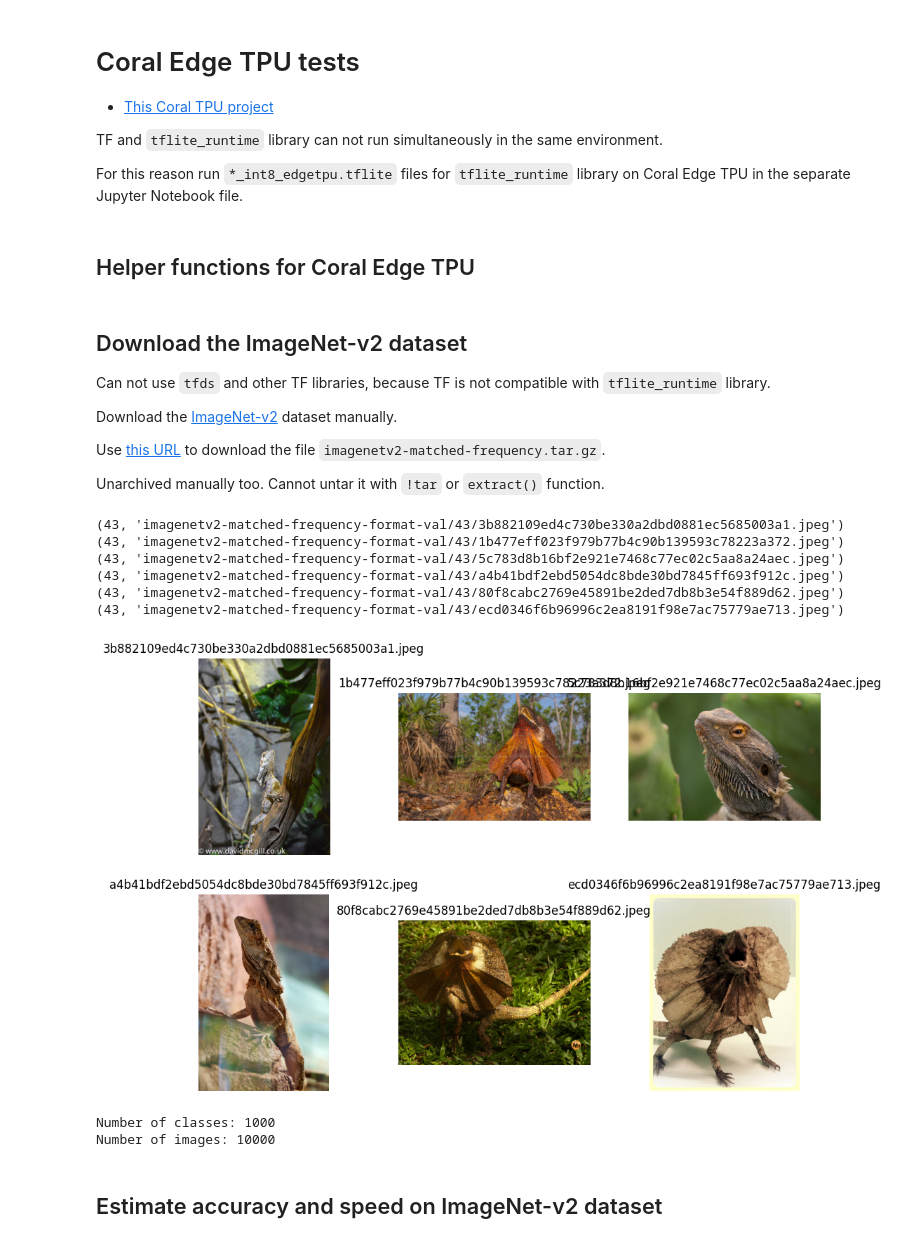
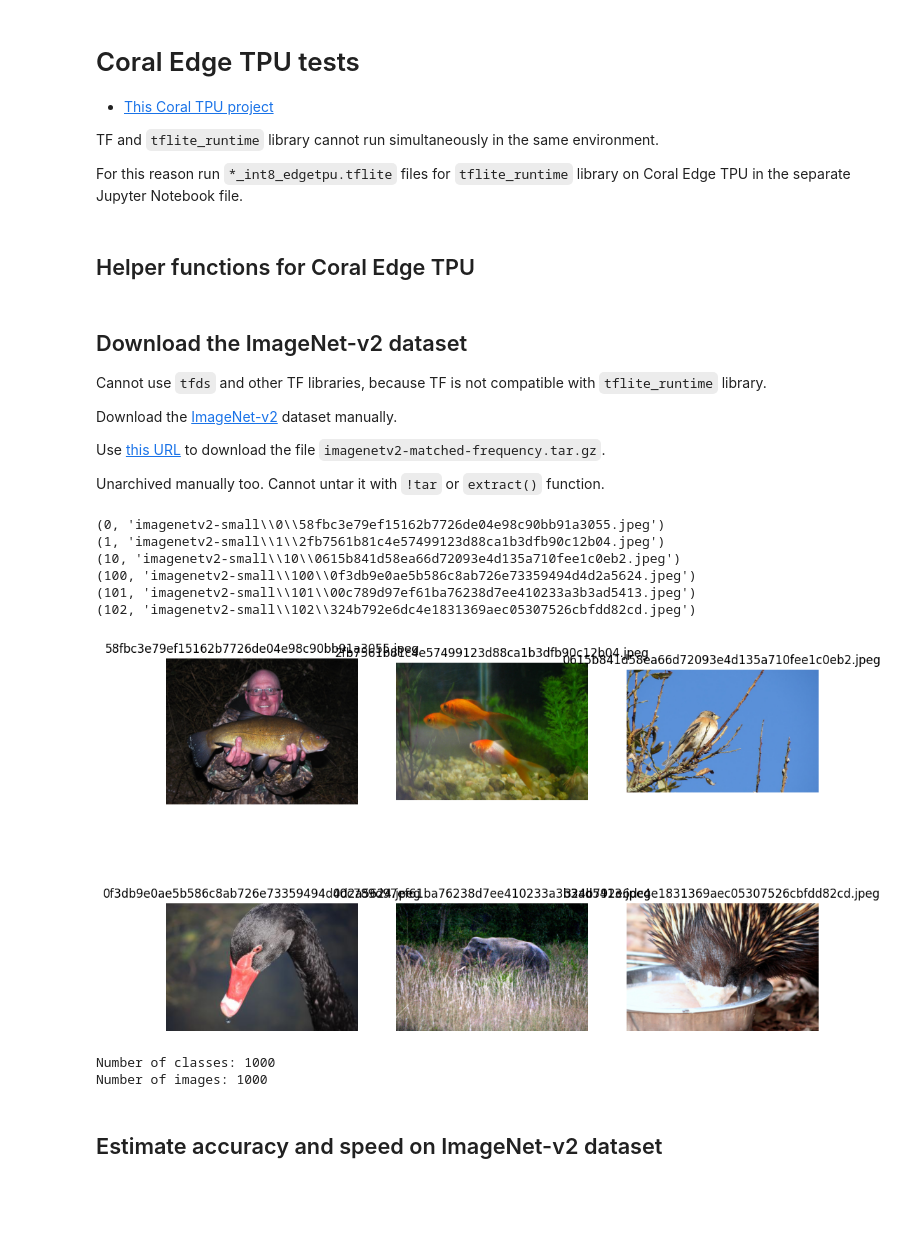
Before and after one commit to foobar167/junkyard, a Jupyter notebook: coral_tpu/coral_tpu_tests.ipynb, the cells around one changed output. Drawn from its saved outputs; the diff is of its cells as text; code cells hidden in the pictures; blank space fills up the shorter version.

```diff
--- a/coral_tpu/coral_tpu_tests.ipynb
+++ b/coral_tpu/coral_tpu_tests.ipynb
@@ -3,7 +3,7 @@
 
 * [This Coral TPU project](https://github.com/foobar167/junkyard/tree/master/coral_tpu)
 
-TF and `tflite_runtime` library can not run simultaneously in the same environment.
+TF and `tflite_runtime` library cannot run simultaneously in the same environment.
 
 For this reason run `*_int8_edgetpu.tflite` files for `tflite_runtime` library on Coral Edge TPU in the separate Jupyter Notebook file.
 # %% [markdown]
@@ -37,6 +37,7 @@ IMAGE_SHAPE2 = (299, 299, 3)  # do not change it
 RESIZE_METHOD = Image.BILINEAR
 EXT = (".jpg", ".jpeg", ".png", ".gif")  # valid image file extensions
 IMAGENETV2_PATH = "imagenetv2-matched-frequency-format-val"  # path to ImageNet-v2 dataset
+IMAGENETV2_SMALL = "imagenetv2-small"  # path to small dataset based on ImageNet-v2
 
 
 # Models dictionary in the format: key: [name, "", norm, shape]
@@ -45,24 +46,20 @@ net = {
                     "placeholder",          # v[1] placeholder for variables
                     True,                   # v[2] normalize image or not
                     IMAGE_SHAPE],           # v[3] input image shape
-
-    # There is an error for MobileNetV3Large model during run for Windows only. Ubuntu - OK, now errors.
-    #     external/ruy/ruy/apply_multiplier.cc:52: RUY_CHECK_LE condition not satisfied: [ shift <= 7 ] with values [ 10 <= 7 ].
-    "MobileNetV3Large": ["mobilenetv3large_1.0_224", "placeholder", False, IMAGE_SHAPE],
-
-    "MobileNetV3Small": ["mobilenetv3small_1.0_224", "placeholder", False, IMAGE_SHAPE],
+    "MobileNetV3LargeMin": ["mobilenetv3large_1.0_224", "placeholder", True, IMAGE_SHAPE],
+    "MobileNetV3SmallMin": ["mobilenetv3small_1.0_224", "placeholder", True, IMAGE_SHAPE],
     "DenseNet121": ["densenet121_224", "placeholder", True, IMAGE_SHAPE],
     "InceptionV3": ["inceptionv3_299", "placeholder", True, IMAGE_SHAPE2],
-    "ResNet50": ["resnet50_224", "placeholder", False, IMAGE_SHAPE],    # norm==False, check it for diff. TF
-    "ResNet101": ["resnet101_224", "placeholder", False, IMAGE_SHAPE],  # norm==False, check it for diff. TF
+    "ResNet50": ["resnet50_224", "placeholder", False, IMAGE_SHAPE],
+    "ResNet101": ["resnet101_224", "placeholder", False, IMAGE_SHAPE],
     "ResNet50V2": ["resnet50v2_224", "placeholder", True, IMAGE_SHAPE],
     "ResNet101V2": ["resnet101v2_224", "placeholder", True, IMAGE_SHAPE],
-    "VGG16": ["vgg16_224", "placeholder", False, IMAGE_SHAPE],          # norm==False, check it for diff. TF
     "Xception": ["xception_299", "placeholder", True, IMAGE_SHAPE2],
+    "VGG16": ["vgg16_224", "placeholder", False, IMAGE_SHAPE],
 }
 
 
-# TF and tflite_runtime library can not run simultaneously in the same environment.
+# TF and tflite_runtime library cannot run simultaneously in the same environment.
 if TFLITE_RUNTIME:  # use tflite_runtime library
     import tflite_runtime.interpreter as tflite
     load_delegate = tflite.load_delegate
@@ -159,7 +156,7 @@ else:
 # %% [markdown]
 ## Download the ImageNet-v2 dataset
 
-Can not use `tfds` and other TF libraries, because TF is not compatible with `tflite_runtime` library.
+Cannot use `tfds` and other TF libraries, because TF is not compatible with `tflite_runtime` library.
 
 Download the [ImageNet-v2](https://www.tensorflow.org/datasets/catalog/imagenet_v2) dataset manually.
 
@@ -168,24 +165,24 @@ Use [this URL](https://huggingface.co/datasets/vaishaal/ImageNetV2/tree/main) to
 Unarchived manually too. Cannot untar it with `!tar` or `extract()` function.
 # %%
 # Prepare the ImageNet-v2 dataset manually without TF
-DS, CLASSES = get_image_names(IMAGENETV2_PATH)
+DS, CLASSES = get_image_names(IMAGENETV2_SMALL)
 
 example = DS[:6]
 print(*example, sep="\n")
 imgs = get_images(example)
 show(imgs)  # visualize dataset images
 print(f"Number of classes: {len(CLASSES)}")
 print(f"Number of images: {len(DS)}")
 # %% [output]
-(43, 'imagenetv2-matched-frequency-format-val/43/3b882109ed4c730be330a2dbd0881ec5685003a1.jpeg')
-(43, 'imagenetv2-matched-frequency-format-val/43/1b477eff023f979b77b4c90b139593c78223a372.jpeg')
-(43, 'imagenetv2-matched-frequency-format-val/43/5c783d8b16bf2e921e7468c77ec02c5aa8a24aec.jpeg')
-(43, 'imagenetv2-matched-frequency-format-val/43/a4b41bdf2ebd5054dc8bde30bd7845ff693f912c.jpeg')
-(43, 'imagenetv2-matched-frequency-format-val/43/80f8cabc2769e45891be2ded7db8b3e54f889d62.jpeg')
-(43, 'imagenetv2-matched-frequency-format-val/43/ecd0346f6b96996c2ea8191f98e7ac75779ae713.jpeg')
+(0, 'imagenetv2-small\\0\\58fbc3e79ef15162b7726de04e98c90bb91a3055.jpeg')
+(1, 'imagenetv2-small\\1\\2fb7561b81c4e57499123d88ca1b3dfb90c12b04.jpeg')
+(10, 'imagenetv2-small\\10\\0615b841d58ea66d72093e4d135a710fee1c0eb2.jpeg')
+(100, 'imagenetv2-small\\100\\0f3db9e0ae5b586c8ab726e73359494d4d2a5624.jpeg')
+(101, 'imagenetv2-small\\101\\00c789d97ef61ba76238d7ee410233a3b3ad5413.jpeg')
+(102, 'imagenetv2-small\\102\\324b792e6dc4e1831369aec05307526cbfdd82cd.jpeg')
-[figure, old version]
+[figure, new version]
 Number of classes: 1000
-Number of images: 10000
+Number of images: 1000
 # %% [markdown]
 ## Estimate accuracy and speed on ImageNet-v2 dataset
 # %%
```
Also changed, not shown: parts of 5 cells of this notebook, 7 other files.
